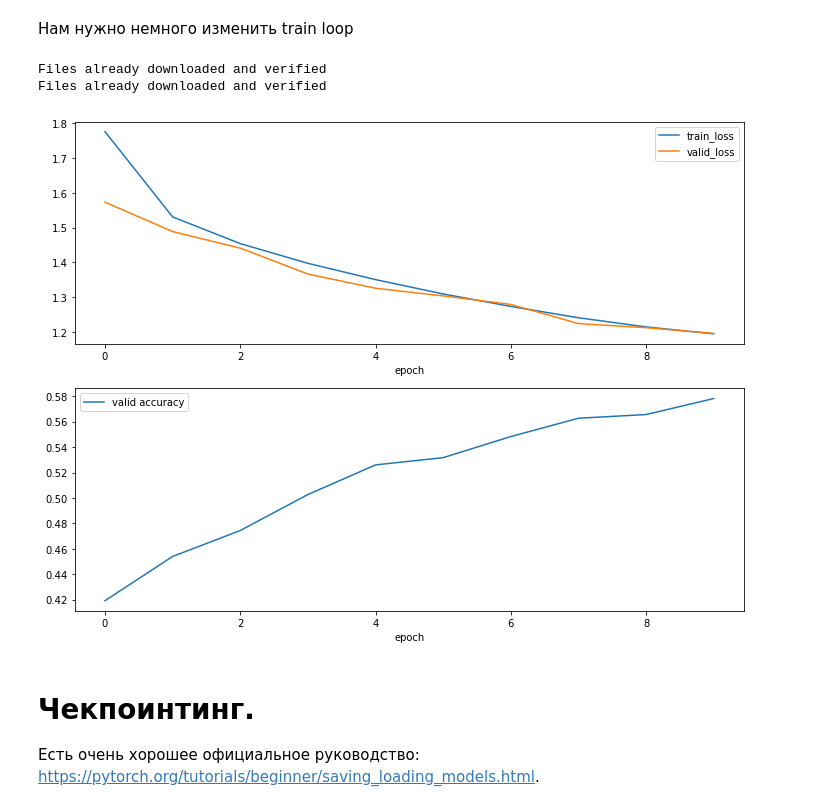
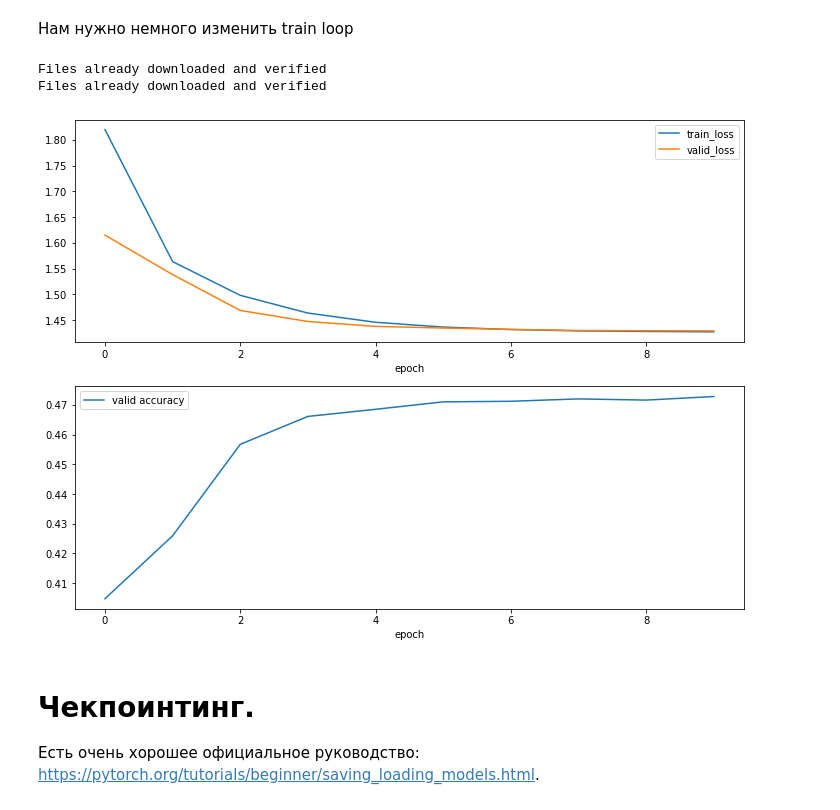
Before and after one commit to SciWake/Deep-Learning, a Jupyter notebook: Deep_learning_school_1/20. Продвинутое обучение нейросетей/[seminar]pytorch_optimizers.ipynb, the cells around one changed output. Saved outputs shown, nothing was run; the diff lists cells and outputs as text; code cells hidden in the pictures.

```diff
--- a/Deep_learning_school_1/20. Продвинутое обучение нейросетей/[seminar]pytorch_optimizers.ipynb
+++ b/Deep_learning_school_1/20. Продвинутое обучение нейросетей/[seminar]pytorch_optimizers.ipynb
@@ -214,22 +214,22 @@ def fit(epochs, model, loss_func, opt, train_dl, valid_dl, lr_sched=None):
 
         # CHANGES HERE
         if lr_sched:
-            lr_ched.step()
+            lr_sched.step()
         # CHANGES END
 
     return train_losses, val_losses, valid_accuracies
 # %%
 model = Model().to(device)
 criterion = nn.CrossEntropyLoss()
 optimizer = optim.Adam(model.parameters(), lr=0.001, betas=(0.9, 0.999), weight_decay=0.01)
 scheduler = optim.lr_scheduler.ExponentialLR(optimizer=optimizer, gamma=0.5)
 
-info = fit(10, model, criterion, optimizer, *get_dataloaders(64))
+info = fit(10, model, criterion, optimizer, *get_dataloaders(64), scheduler)
 plot_trainig(*info)
 # %% [output]
 Files already downloaded and verified
 Files already downloaded and verified
-[figure, old version]
+[figure, new version]
 # %% [markdown]
 # Чекпоинтинг.
 
```
